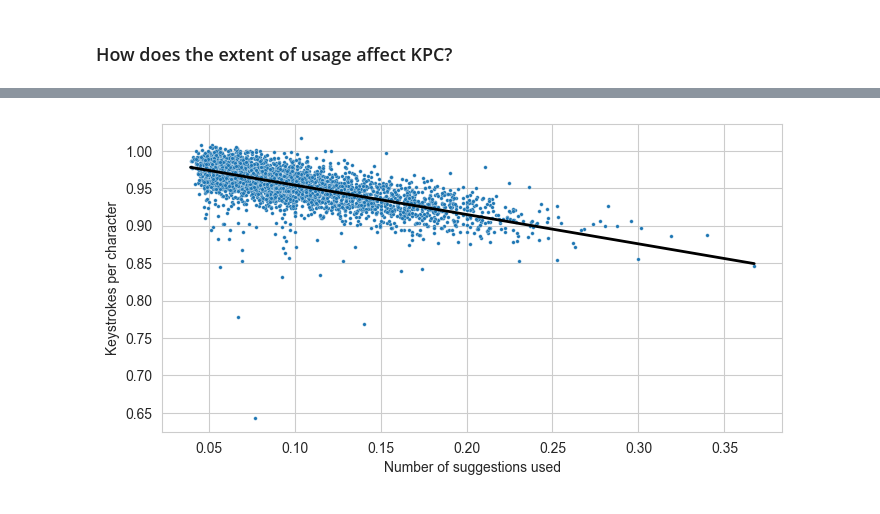
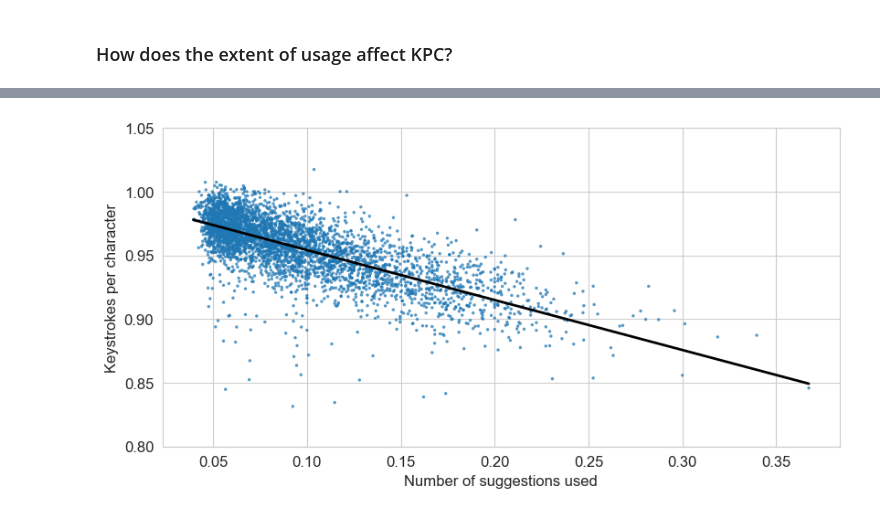
Before and after one commit to cashaddy/typing_automation, a Jupyter notebook: 05_performance_analysis.ipynb, the cells around one changed output, grey strips where cells are left out. Cells and saved outputs as stored; diff of their text form; code cells hidden in the pictures.

```diff
--- a/05_performance_analysis.ipynb
+++ b/05_performance_analysis.ipynb
@@ -167,3 +243,13 @@ display(disp.style.set_properties(**{
 | Normal users | 6.13 (1.81) | 5.6 (1.69) | 5.6 (1.68) | 4.19 (1.49) |
 | Suggestion users | 5.22 (1.43) | 4.67 (1.28) | 4.08 (1.2) | 3.19 (0.86) |
 | Difference (controlled for natura... | nan | nan | nan | nan |
+# %%
+# Scatterplot styling
+params = {
+    'speed_overall': [7, 'C0', 'Overall'],
+    'speed_natural': [11, 'C1', 'Natural'],
+    'speed_letters': [10, 'C2', 'Letter only'],
+    'speed_letters_and_ite': [9, 'C3', 'Letter-and-selection']
+}
+vis_style = pd.DataFrame.from_dict(params, orient='index',columns=['ymax', 'color', 'label'])
+vis_style.head()
@@ -263,12 +440,22 @@ r2:  0.5948477369712044
 # %% [markdown]
 Visualize the regression we just did for overall speed
+# %%
+# dataframe to hold results from linear regression
+vis_data = pd.DataFrame(
+    columns=['slope', 'std', 'p', 'r', 'intercept']
+)
 # %%
 # Data prep
 data = participants.loc[(participants.n_predict > 5) & (participants.n_predict < 20)].copy()
 data['speed_overall'] = data.iki_overall.apply(np.reciprocal) * 1000
+data['speed_natural'] = data.iki_natural.apply(np.reciprocal) * 1000
+data['speed_letters'] = data.iki_letters.apply(np.reciprocal) * 1000
+data['speed_letters_and_ite'] = data.iki_letters_and_ite.apply(np.reciprocal) * 1000
 data.rate_predict = data.rate_predict.apply(np.reciprocal)
 # %%
 # OLS
-slope,intercept, r, p, std = stats.linregress(data.rate_predict,data.speed_overall)
-print(slope,std,p,r)
+for i in ['natural', 'letters', 'letters_and_ite', 'overall']:
+    slope,intercept, r, p, std = stats.linregress(data.rate_predict, data['speed_'+i])
+    vis_data.loc['speed_' + i] = [slope, std, p, r, intercept]
+vis_data.head()
 # %% [output]
@@ -335,20 +537,27 @@ OLS Regression Results
 Notes:
 [1] Standard Errors assume that the covariance matrix of the errors is correctly specified.
 # %%
-f,ax = plt.subplots(1,1,figsize=(8,4))
+f,ax = plt.subplots(1, 1, figsize=(8, 4))
 
 # Plot the points
-ax = sns.scatterplot(x=data.rate_predict, y=data.KPC, color='C0',s=7)
+ax = sns.scatterplot(x=data.rate_predict, y=data.KPC, color="C0", alpha=0.75, s=6, edgecolor="none",)
 
 # Plot the regression line
 xmin = X.min()[1]
 xmax = X.max()[1]
 intercept, slope = results.params[0], results.params[1]
-sns.lineplot(x=[xmin,xmax],y=[slope*xmin + intercept,slope*xmax + intercept],color='k',lw=2)
+sns.lineplot(x=[xmin, xmax], y=[slope * xmin + intercept, slope * xmax + intercept], color='k',lw=2)
 
+ax.set(ylim=(0.80, 1.05))
 ax.set_xlabel('Number of suggestions used')
 ax.set_ylabel('Keystrokes per character')
 
+f.tight_layout(pad=0.1)
+
+for item in ([ax.title, ax.xaxis.label, ax.yaxis.label] +
+                  ax.get_xticklabels() + ax.get_yticklabels()):
+         item.set_fontsize(12)
+
 f.savefig('./figures/regression_kpc.png',dpi=300)
 # %% [output]
-[figure, old version]
+[figure, new version]
```
Also changed, not shown: parts of 17 cells of this notebook, 15 other files.
